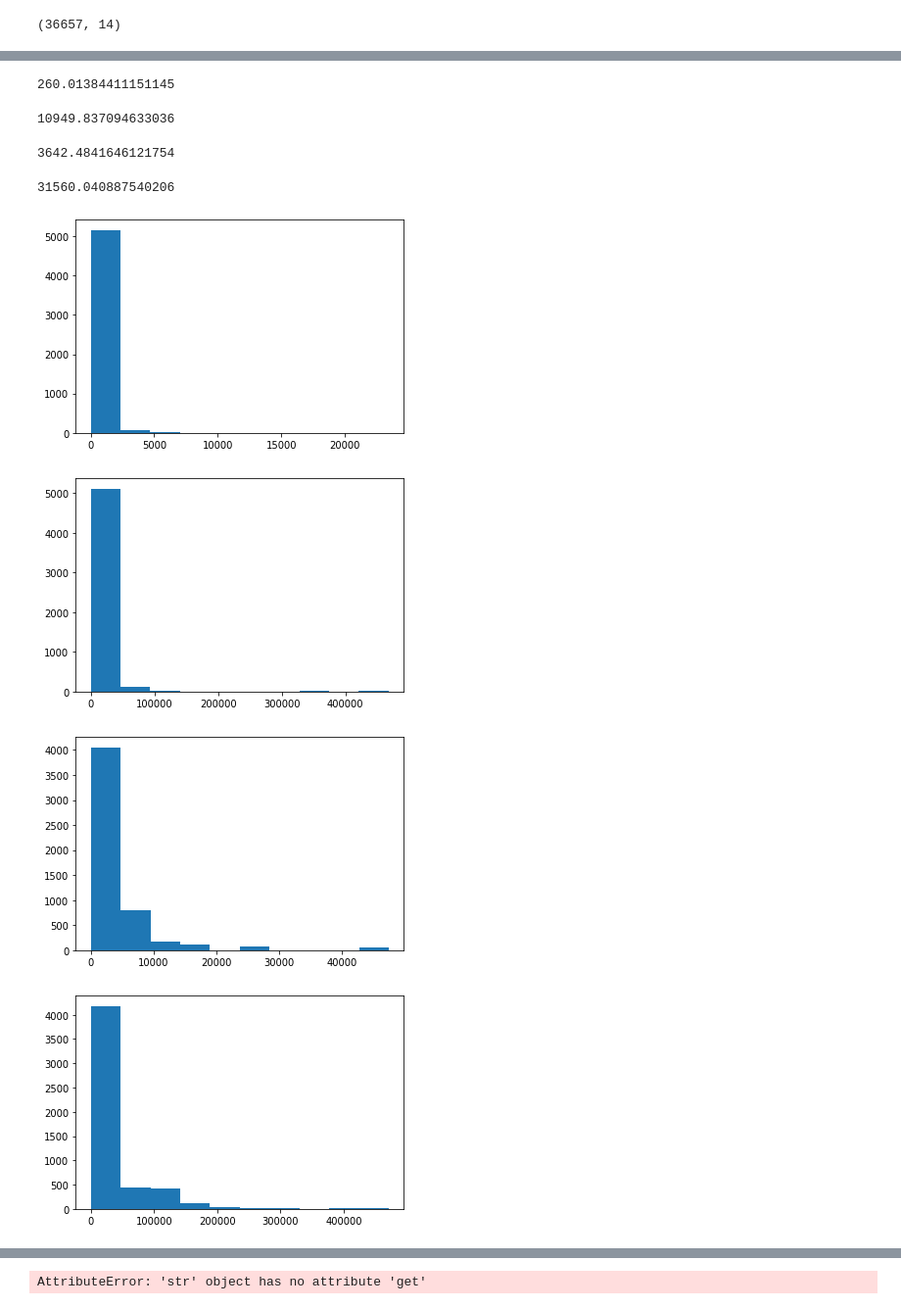
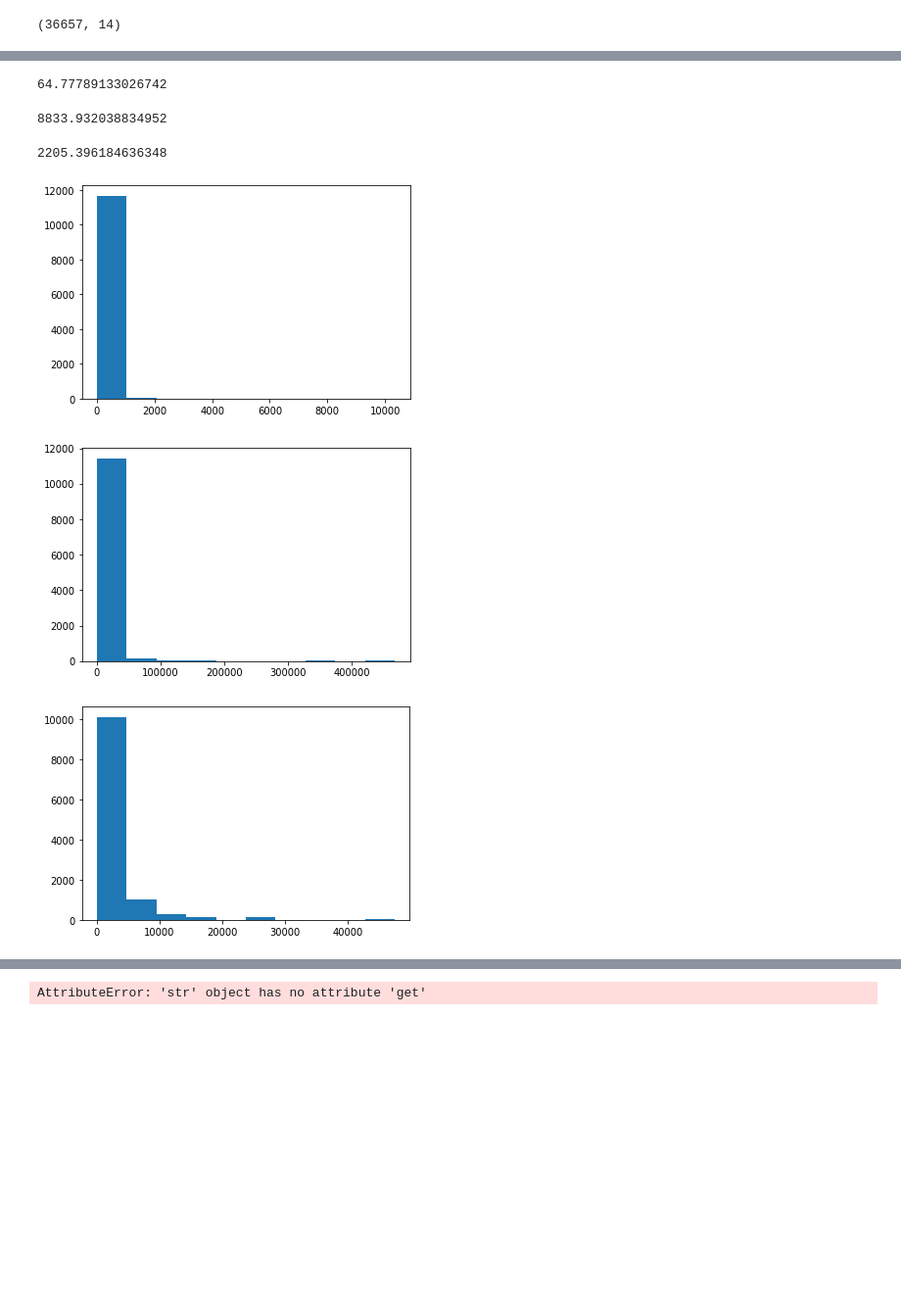
Before and after one commit to NoshinTahsin/data-analysis, a Jupyter notebook: DataAnalysisAssignment.ipynb, the cells around one changed output, grey strips where cells are left out. Shown: that part at 98% size. Saved outputs shown, nothing was run; the diff lists cells and outputs as text; code cells hidden in the pictures; blank space fills up the shorter version.

```diff
--- a/DataAnalysisAssignment.ipynb
+++ b/DataAnalysisAssignment.ipynb
@@ -42,7 +42,7 @@ joinedSheet.shape
 #joinedSheet= joinedSheet[joinedSheet['LP Yearly Data Insured Lives'].mean()] --as it consists of numeric value
 #for values that are not numeric, we use mode
 #replaced based on other methods
-
+#LP Yearly Data Pooling Status null gula binary 1,0
 joinedSheet.dropna(subset=["HQ Company Nr"], axis=0, inplace=True)
 joinedSheet.dropna(subset=["LP Yearly Data Currency",
                            'Subsidiary Country ISO Code',
@@ -50,13 +50,15 @@ joinedSheet.dropna(subset=["LP Yearly Data Currency",
                            'LP Substatus',
                            'LP Yearly Benefit Name Aggregated',
                            'LP Yearly Data Insured Lives',
-                           'LP Yearly Data Pooling Status',
                            'LP Yearly Data Annual Premium (LCY)',
                            "HQ Industry",
                            'HQ Insured Lives',
                            'HQ Pooled Lives',
                            'HQ Potential'], axis=0, inplace=True)
 
+joinedSheet['LP Yearly Data Pooling Status'].replace(to_replace =["Pooled", np.nan], value =[1, 0], inplace=True)
+joinedSheet = joinedSheet[joinedSheet['LP Yearly Data Annual Premium (LCY)'] <50000]
+joinedSheet = joinedSheet[joinedSheet['LP Yearly Data Annual Premium (LCY)'] >100]
 
 joinedSheet.shape
 # %% [output]
@@ -241,40 +243,37 @@ Name: HQ Potential, dtype: float64
 #let's see the range of some values with mean
 joinedSheet["LP Yearly Data Insured Lives"].mean()
 # %% [output]
-260.01384411151145
+64.77789133026742
 # %%
 joinedSheet["HQ Insured Lives"].mean()
 # %% [output]
-10949.837094633036
+8833.932038834952
 # %%
 joinedSheet["HQ Pooled Lives"].mean()
 # %% [output]
-3642.4841646121754
+2205.396184636348
 # %%
-joinedSheet["HQ Potential"].mean()
+#joinedSheet["HQ Potential"].mean()
 #so need to normalize these values
-# %% [output]
-31560.040887540206
 # %%
 #normalitycheck through histogram
 #not derived from gaussian distribution
 #A sample of data has a Gaussian distribution of the histogram plot, showing the familiar bell shape.
 #continuous probability distribution for a real-valued random variable
 from matplotlib import pyplot
 pyplot.hist(joinedSheet["LP Yearly Data Insured Lives"])
 pyplot.show()
 pyplot.hist(joinedSheet["HQ Insured Lives"])
 pyplot.show()
 
 pyplot.hist(joinedSheet["HQ Pooled Lives"])
 pyplot.show()
-pyplot.hist(joinedSheet["HQ Potential"])
-pyplot.show()
+#pyplot.hist(joinedSheet["HQ Potential"])
+#pyplot.show()
 # %% [output]
-[figure, old version]
+[figure, new version]
-[figure, old version]
+[figure, new version]
-[figure, old version]
+[figure, new version]
-[figure, removed]
 # %%
 #simple feature scaling : xnew=xold/xmax
 #df["a"]=df["a"]/df["a"].max()
```
Also changed, not shown: parts of 39 cells of this notebook, 1 other file.
